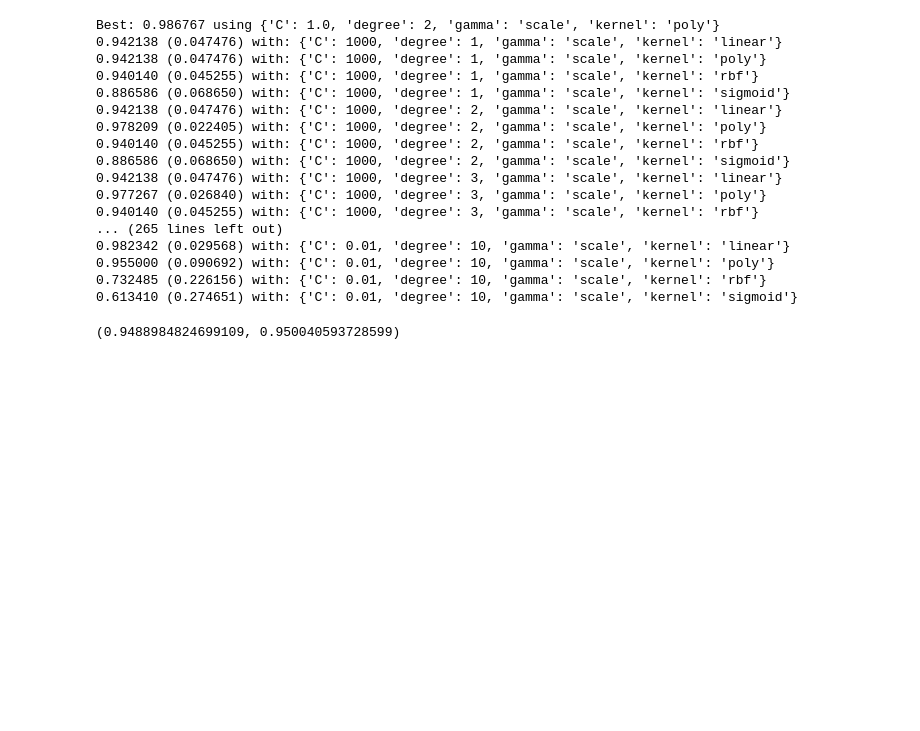
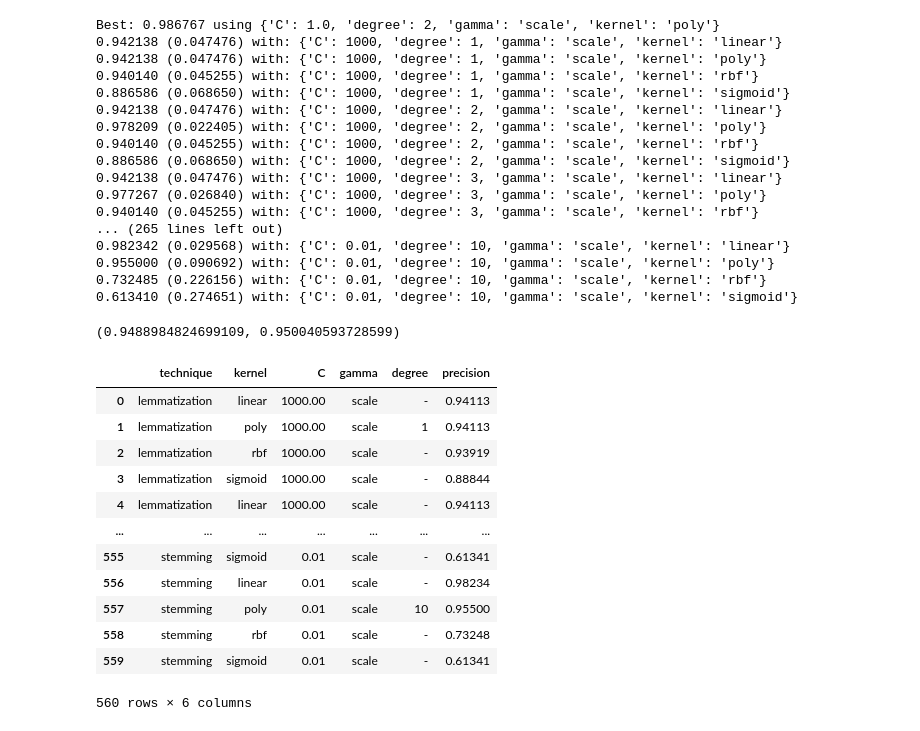
Before and after one commit to matgalv2/NBA-prediction, a Jupyter notebook: dataset-analysis/spam_filtering_dataset_analysis.ipynb, the cells around one changed output. Cells and saved outputs as stored; diff of their text form; code cells hidden in the pictures; blank space fills up the shorter version.

```diff
--- a/dataset-analysis/spam_filtering_dataset_analysis.ipynb
+++ b/dataset-analysis/spam_filtering_dataset_analysis.ipynb
@@ -125,3 +125,22 @@ scores_prec = cross_val_score(model, X_lem, Y, cv=10, scoring='precision')
 scores_acc.mean(), scores_prec.mean()
 # %% [output]
 (0.9488984824699109, 0.950040593728599)
+# %%
+path_to_results = "X:/ProgramFiles/JetBrains/PycharmProjects/NBA-predictor/resources/researches/spam-filtering.tsv"
+results = pd.read_csv(path_to_results, sep='\t')
+
+results
+# %% [output]
+|  | technique | kernel | C | gamma | degree | precision |
+| 0 | lemmatization | linear | 1000.00 | scale | - | 0.94113 |
+| 1 | lemmatization | poly | 1000.00 | scale | 1 | 0.94113 |
+| 2 | lemmatization | rbf | 1000.00 | scale | - | 0.93919 |
+| 3 | lemmatization | sigmoid | 1000.00 | scale | - | 0.88844 |
+| 4 | lemmatization | linear | 1000.00 | scale | - | 0.94113 |
+| ... | ... | ... | ... | ... | ... | ... |
+| 555 | stemming | sigmoid | 0.01 | scale | - | 0.61341 |
+| 556 | stemming | linear | 0.01 | scale | - | 0.98234 |
+| 557 | stemming | poly | 0.01 | scale | 10 | 0.95500 |
+| 558 | stemming | rbf | 0.01 | scale | - | 0.73248 |
+| 559 | stemming | sigmoid | 0.01 | scale | - | 0.61341 |
+560 rows × 6 columns
```
Also changed, not shown: parts of 1 cell of this notebook.
